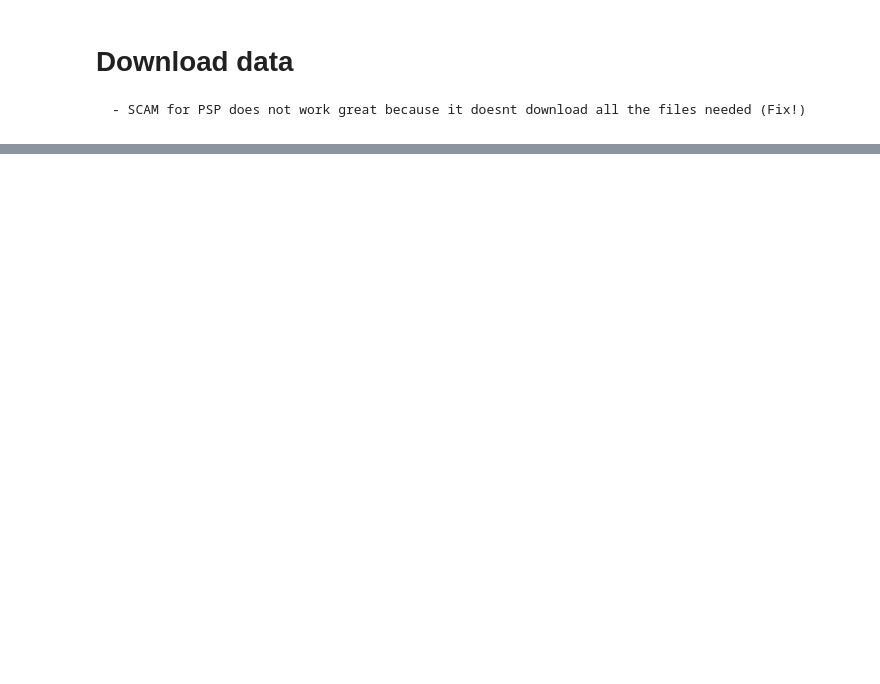
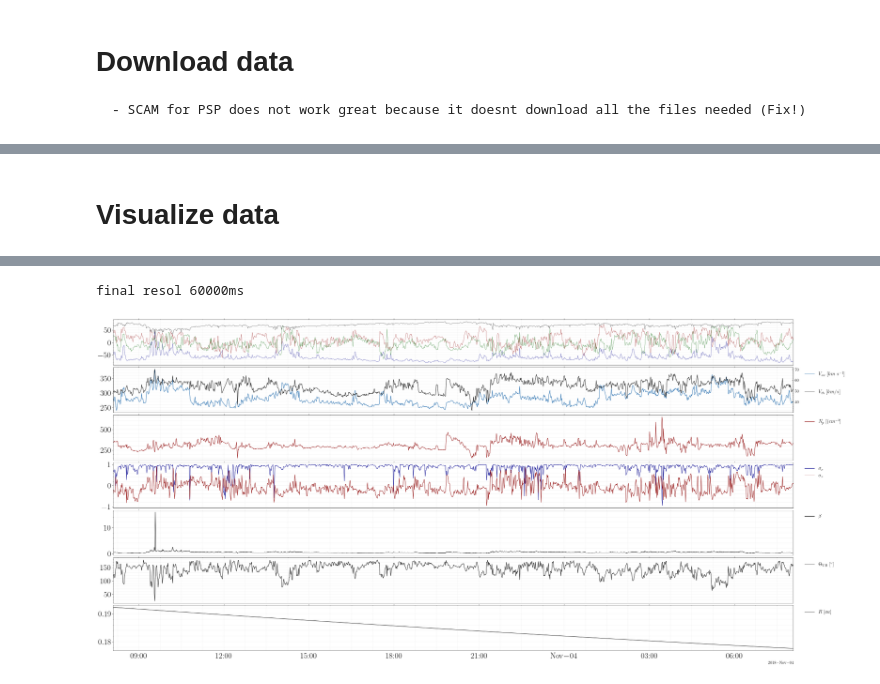
Before and after one commit to nsioulas/MHDTurbPy, a Jupyter notebook: download_data_example.ipynb, the cells around one changed output, grey strips where cells are left out. Drawn from its saved outputs; the diff is of its cells as text; code cells hidden in the pictures; blank space fills up the shorter version.

Commit message:
added visualization

```diff
--- a/download_data_example.ipynb
+++ b/download_data_example.ipynb
@@ -67,7 +66,7 @@ gap_time_threshold      = 5                               # Threshold for large
 estimate_PSD            = 0                               # Estimate magentic field powes spectral density (keep false)
 estimate_PSD_V          = 0                               # Estimate velocity field powes spectral density (keep false)
 mag_resolution          = 10                              # Resample magnetic field timeseries in [ms] (at best, usually lower resolution depending on the interval)
-high_res_mag            = 1                               # Use high resol or low resolution magnetic field data ( Choose either 1 or 0 respectively)
+high_res_mag            = 0                               # Use high resol or low resolution magnetic field data ( Choose either 1 or 0 respectively)
 in_RTN                  = 1                               # RTN or spacecraft frame ( We will usually use RTN)
 f_min_spec              = 2*1e-3                          # Integrate over [f_min_spec, f_max_spec]to estimate σc, σr
 f_max_spec              = 1e-2                            #
@@ -163,0 +208,24 @@ for ok in range(0,len(df)):
+# %% [markdown]
+# Visualize data
+# %%
+# user defined parameters
+size              = 21                                    # labels etc
+inset_f_size      = 20                                    # Not needed
+numb_subplots     = 7                                     # number os subplots
+my_dir            = '/Users/nokni/work/MHDTurbPy/example' #
+format_2_return   = "%Y_%m_%d"                            # Format to save figures
+res_rate          = 60                                    # Resample timeseries [seconds]
+
+
+func.visualize_downloaded_intervals(
+                                  sc,
+                                  final['Par']['V_resampled'],
+                                  final['Mag']['B_resampled'],
+                                  res_rate,
+                                  my_dir,
+                                  format_2_return ="%Y_%m_%d",  #
+                                  size             = 21,
+                                  inset_f_size     = 20,
+                                  numb_subplots    = 7
+                                 )
+# %% [output]
@@ -163,0 +233,2 @@ for ok in range(0,len(df)):
+final resol 60000ms
+[figure, added]
```
Also changed, not shown: parts of 3 cells of this notebook, 2 other files.
